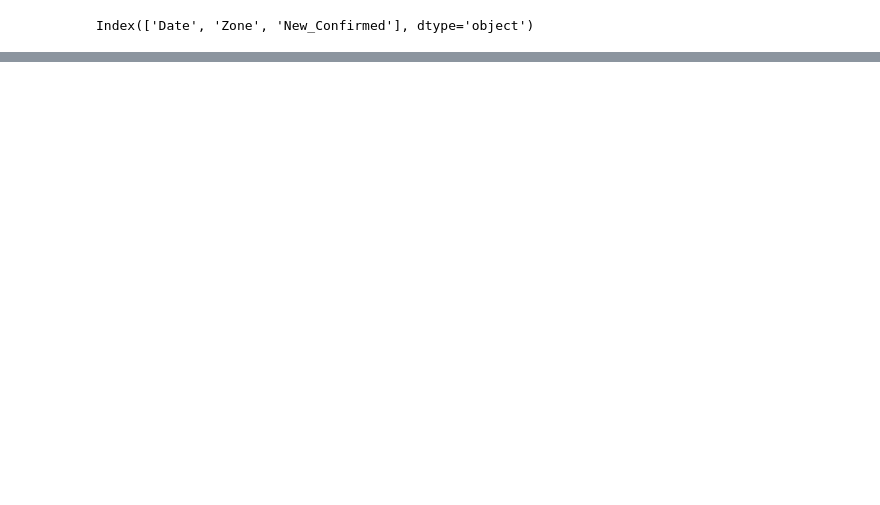
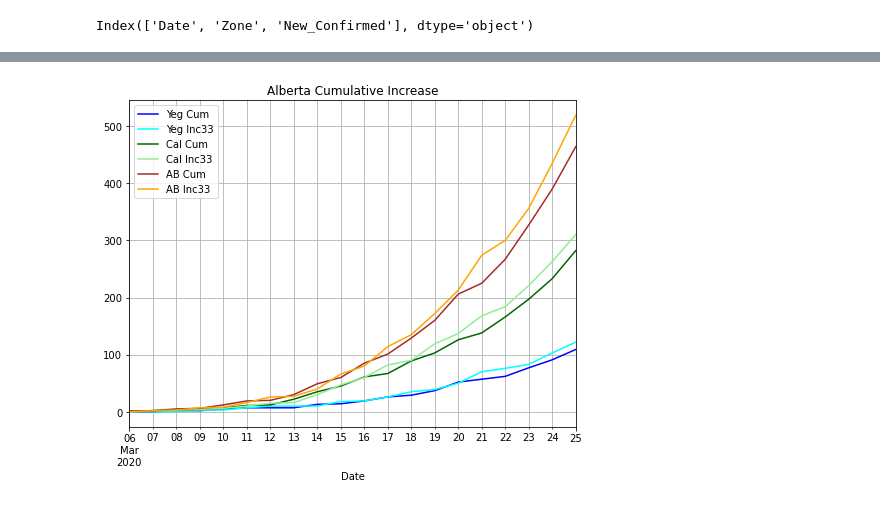
Before and after one commit to tyleracorn/covid_alberta, a Jupyter notebook: CovidAlberta.ipynb, the cells around one changed output, grey strips where cells are left out. Drawn from its saved outputs; the diff is of its cells as text; code cells hidden in the pictures; blank space fills up the shorter version.

```diff
--- a/CovidAlberta.ipynb
+++ b/CovidAlberta.ipynb
@@ -148,2 +153,31 @@ edmcases
+# %%
+fig, ax = plt.subplots(figsize=(8,6))
+covid.groupby(['Zone']).get_group('Edmonton').plot(y='cumsum',
+                                                   x='Date',
+                                                   ax=ax,
+                                                   c='blue',
+                                                   label='Yeg Cum')
+covid.groupby(['Zone']).get_group('Edmonton').plot(y='inc33',
+                                                   x='Date',
+                                                   ax=ax,
+                                                   c='cyan',
+                                                   label='Yeg Inc33')
+covid.groupby(['Zone']).get_group('Calgary').plot(y='cumsum',
+                                                   x='Date',
+                                                   ax=ax,
+                                                   c='darkgreen',
+                                                   label='Cal Cum')
+covid.groupby(['Zone']).get_group('Calgary').plot(y='inc33',
+                                                   x='Date',
+                                                   ax=ax,
+                                                   c='lightgreen',
+                                                   label='Cal Inc33')
+totals.plot(y='cumsum', x='Date', ax=ax, c='brown', label='AB Cum')
+totals.plot(y='inc33', x='Date', ax=ax, c='orange', label='AB Inc33')
+ax.grid(which='both')
+ax.set_title('Alberta Cumulative Increase')
+fig.savefig('AlbertaCumIncrease.png', bbox_inches='tight')
+# %% [output]
+[figure, added]
 # %%
 fig, ax = plt.subplots(figsize=(8,6))
```
Also changed, not shown: parts of 19 cells of this notebook, 2 other files.
